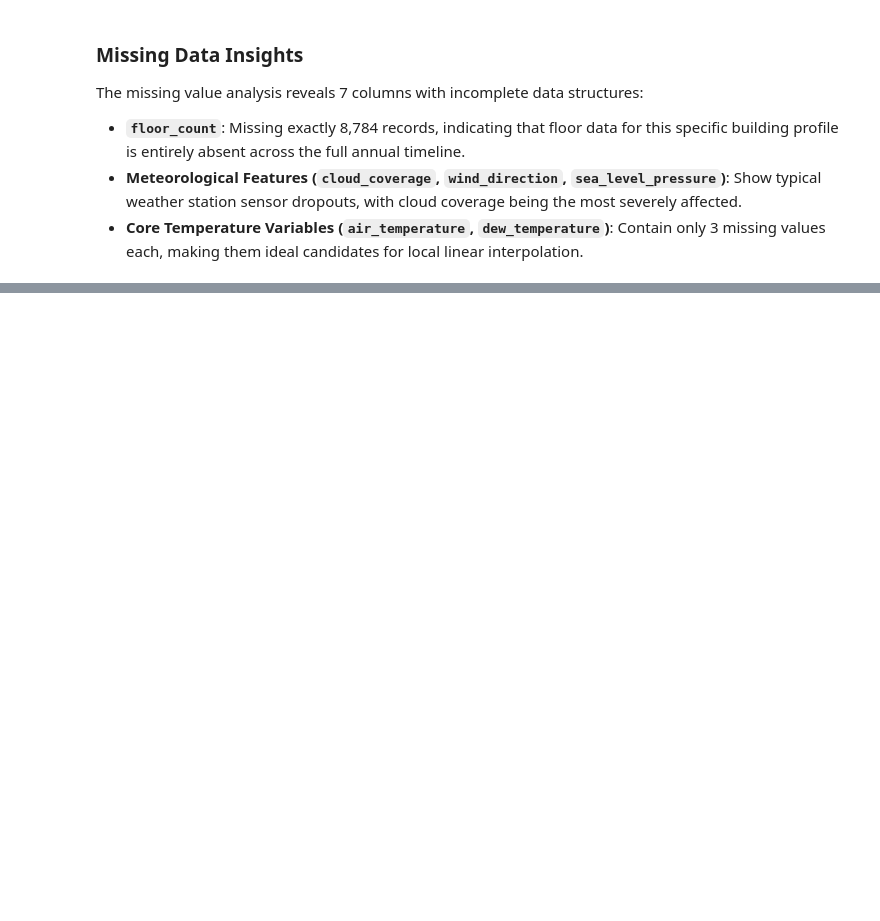
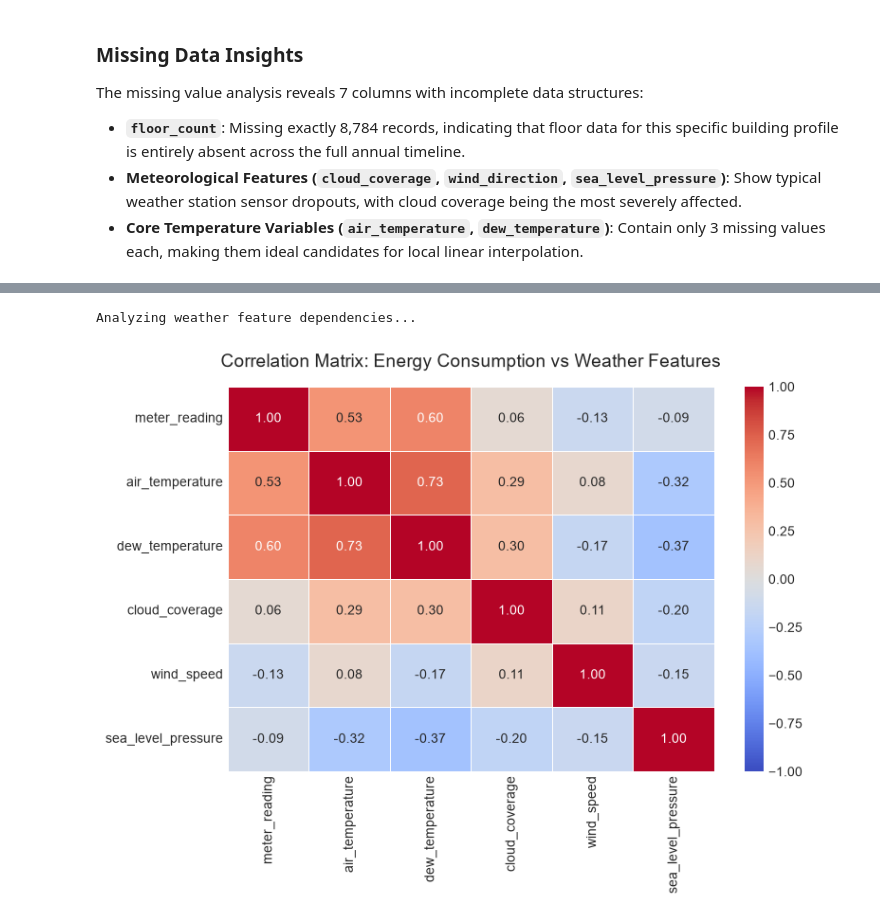
Before and after one commit to Rnvart/building-energy-optimization, a Jupyter notebook: energy_forecasting.ipynb, the cells around one changed output, grey strips where cells are left out. Drawn from its saved outputs; the diff is of its cells as text; code cells hidden in the pictures; blank space fills up the shorter version.

```diff
--- a/energy_forecasting.ipynb
+++ b/energy_forecasting.ipynb
@@ -336,0 +296,19 @@ energy_0.head()
+# %%
+# 6.2: Meteorological Correlation Matrix
+
+print("Analyzing weather feature dependencies...")
+
+# Isolate target and core weather logs
+weather_features = ['meter_reading', 'air_temperature', 'dew_temperature',
+                    'cloud_coverage', 'wind_speed', 'sea_level_pressure']
+weather_corr = final_df[weather_features].corr()
+
+# Plot clean, professional heatmap
+plt.figure(figsize=(8, 6))
+sns.heatmap(weather_corr, annot=True, cmap='coolwarm', fmt=".2f", linewidths=0.5, vmin=-1, vmax=1)
+plt.title("Correlation Matrix: Energy Consumption vs Weather Features", fontsize=14, pad=15)
+plt.tight_layout()
+plt.show()
+# %% [output]
+Analyzing weather feature dependencies...
+[figure, added]
```
Also changed, not shown: parts of 38 cells of this notebook.
